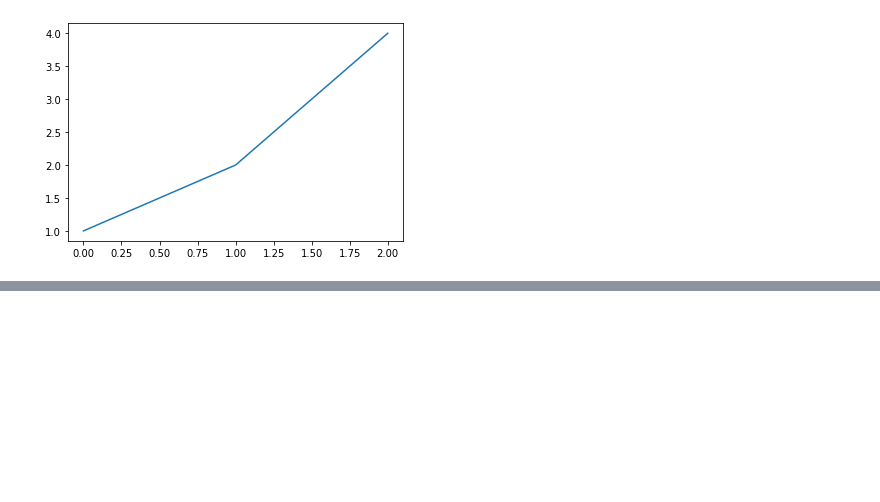
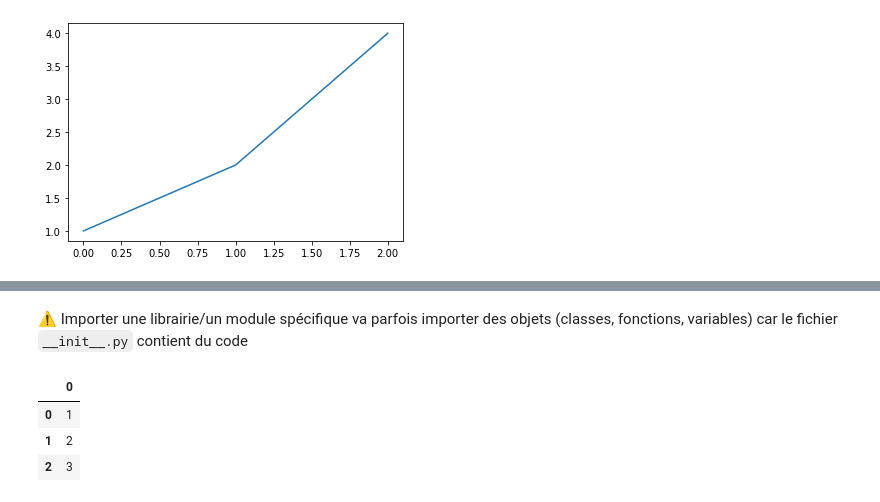
Before and after one commit to Tgnima/Pandas, a Jupyter notebook: python/3-load_modules.ipynb, the cells around one changed output, grey strips where cells are left out. Drawn from its saved outputs; the diff is of its cells as text; code cells hidden in the pictures; blank space fills up the shorter version.

Commit message:
refresh sur load_modules

```diff
--- a/python/3-load_modules.ipynb
+++ b/python/3-load_modules.ipynb
@@ -87,0 +80,2 @@ WARNING: Skipping seaborn as it is not installed.
+# %% [markdown]
+⚠️ Importer une librairie/un module spécifique va parfois importer des objets (classes, fonctions, variables) car le fichier `__init__.py` contient du code
@@ -87,0 +84,7 @@ WARNING: Skipping seaborn as it is not installed.
+# %%
+pd.DataFrame([1,2,3])
+# %% [output]
+|  | 0 |
+| 0 | 1 |
+| 1 | 2 |
+| 2 | 3 |
```
Also changed, not shown: parts of 15 cells of this notebook.
